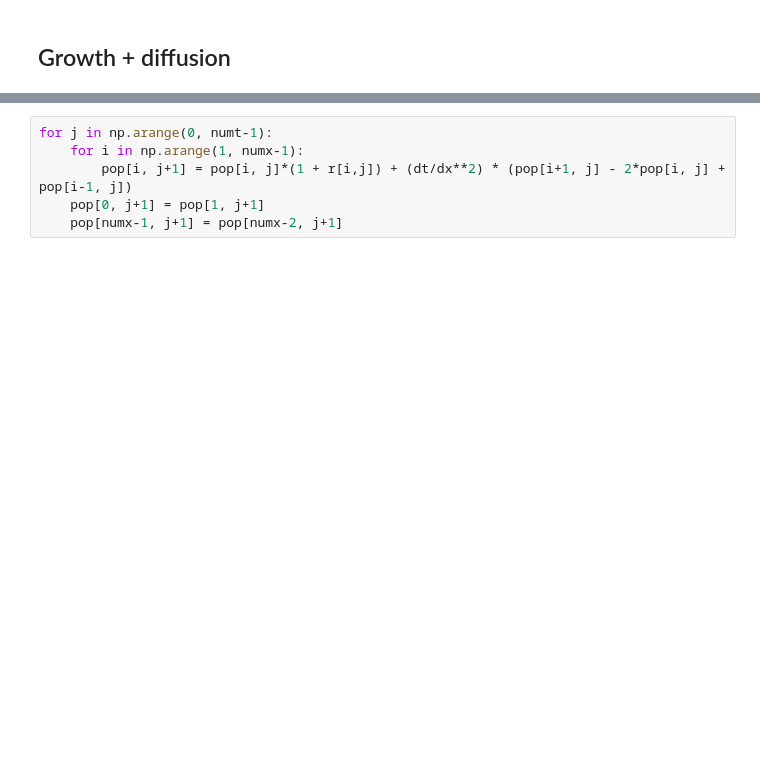
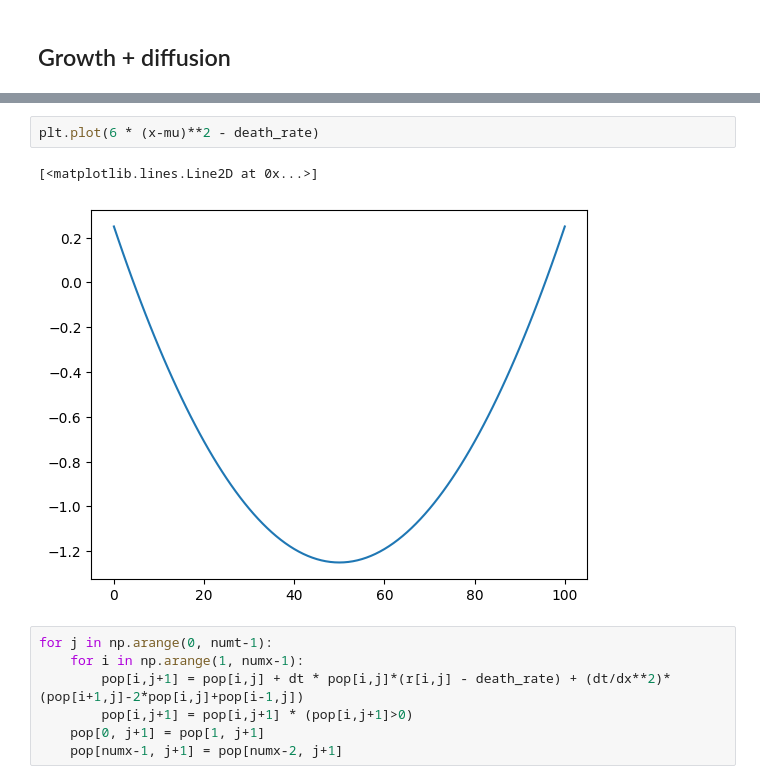
Before and after one commit to saeedmsol/pysindy, a Jupyter notebook: examples/practice.ipynb, the cells around one changed output, grey strips where cells are left out. Drawn from its saved outputs; the diff is of its cells as text; blank space fills up the shorter version.

```diff
--- a/examples/practice.ipynb
+++ b/examples/practice.ipynb
@@ -487,6 +709,12 @@ t.size
+# %%
+plt.plot(6 * (x-mu)**2 - death_rate)
+# %% [output]
+[<matplotlib.lines.Line2D at 0x...>]
+[figure, added]
 # %%
 for j in np.arange(0, numt-1):
     for i in np.arange(1, numx-1):
-        pop[i, j+1] = pop[i, j]*(1 + r[i,j]) + (dt/dx**2) * (pop[i+1, j] - 2*pop[i, j] + pop[i-1, j])
+        pop[i,j+1] = pop[i,j] + dt * pop[i,j]*(r[i,j] - death_rate) + (dt/dx**2)*(pop[i+1,j]-2*pop[i,j]+pop[i-1,j])
+        pop[i,j+1] = pop[i,j+1] * (pop[i,j+1]>0)
     pop[0, j+1] = pop[1, j+1]
     pop[numx-1, j+1] = pop[numx-2, j+1]
```
Also changed, not shown: parts of 41 cells of this notebook, 6 other files.
